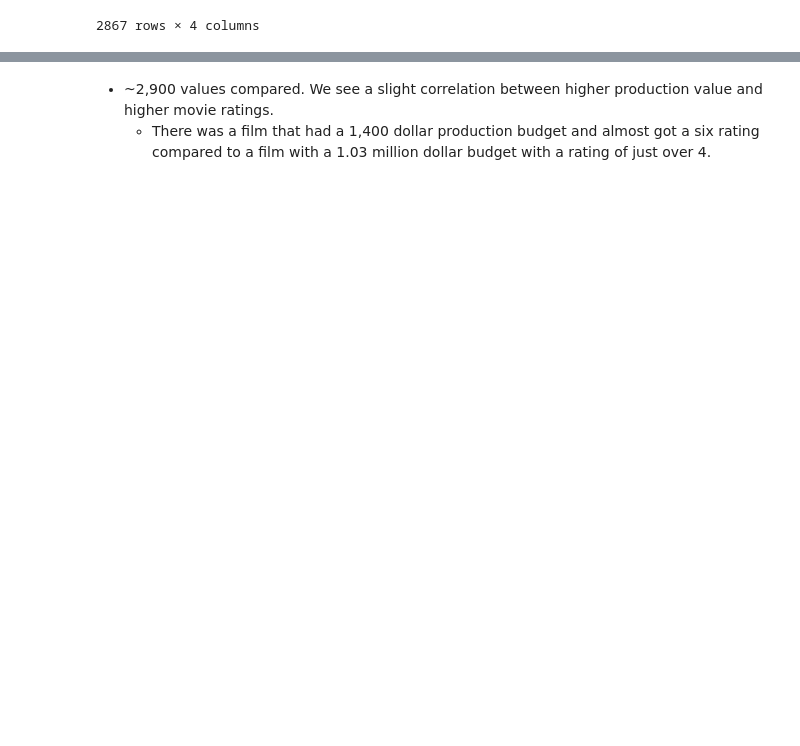
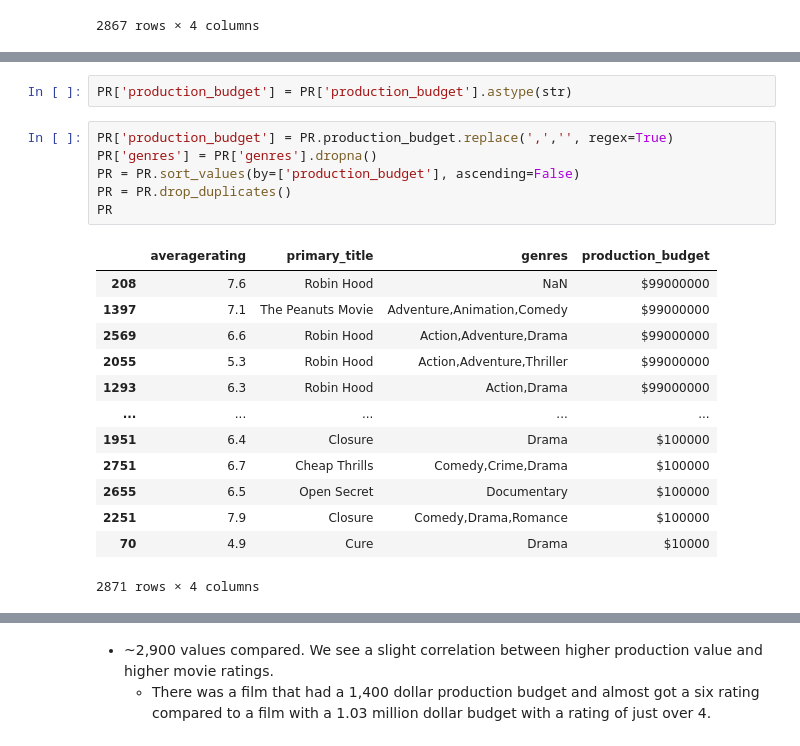
Before and after one commit to letruong711/010921-pt-phase-1-project, a Jupyter notebook: MS_PROJECT/Microsoft Consultation.ipynb, the cells around one changed output, grey strips where cells are left out. Cells and saved outputs as stored; diff of their text form; blank space fills up the shorter version.

```diff
--- a/MS_PROJECT/Microsoft Consultation.ipynb
+++ b/MS_PROJECT/Microsoft Consultation.ipynb
@@ -349,0 +364,22 @@ PR.dropna()
+# %%
+PR['production_budget'] = PR['production_budget'].astype(str)
+# %%
+PR['production_budget'] = PR.production_budget.replace(',','', regex=True)
+PR['genres'] = PR['genres'].dropna()
+PR = PR.sort_values(by=['production_budget'], ascending=False)
+PR = PR.drop_duplicates()
+PR
+# %% [output]
+|  | averagerating | primary_title | genres | production_budget |
+| 208 | 7.6 | Robin Hood | NaN | $99000000 |
+| 1397 | 7.1 | The Peanuts Movie | Adventure,Animation,Comedy | $99000000 |
+| 2569 | 6.6 | Robin Hood | Action,Adventure,Drama | $99000000 |
+| 2055 | 5.3 | Robin Hood | Action,Adventure,Thriller | $99000000 |
+| 1293 | 6.3 | Robin Hood | Action,Drama | $99000000 |
+| ... | ... | ... | ... | ... |
+| 1951 | 6.4 | Closure | Drama | $100000 |
+| 2751 | 6.7 | Cheap Thrills | Comedy,Crime,Drama | $100000 |
+| 2655 | 6.5 | Open Secret | Documentary | $100000 |
+| 2251 | 7.9 | Closure | Comedy,Drama,Romance | $100000 |
+| 70 | 4.9 | Cure | Drama | $10000 |
+2871 rows × 4 columns
```
Also changed, not shown: parts of 4 cells of this notebook.
